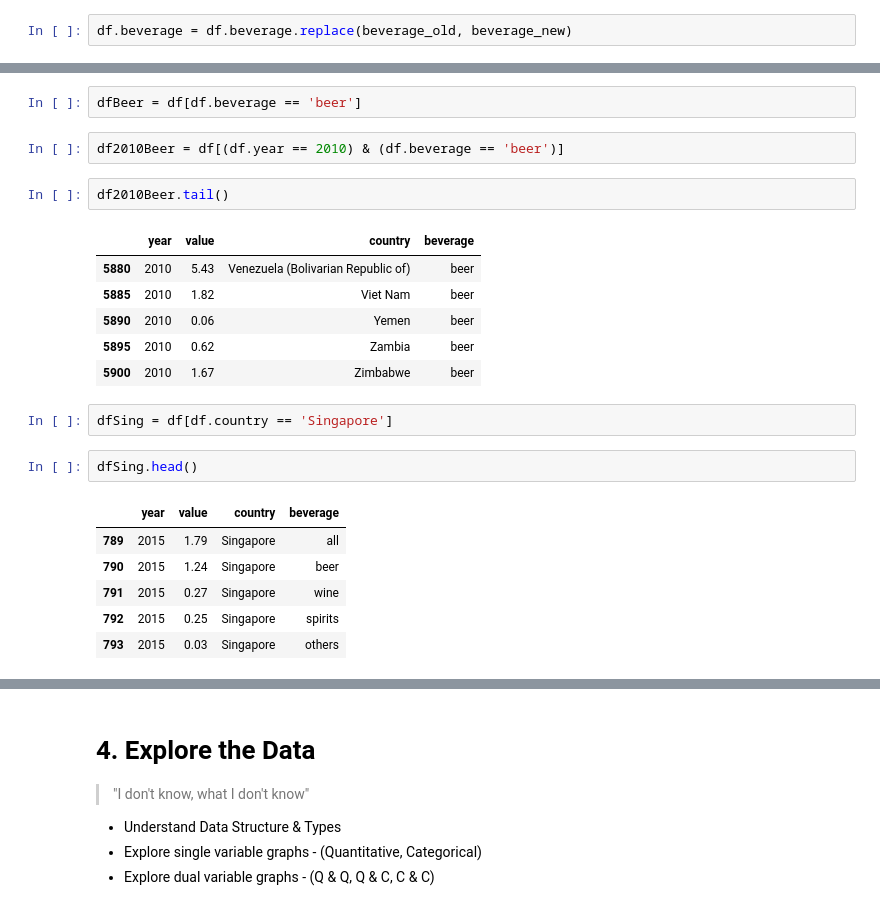
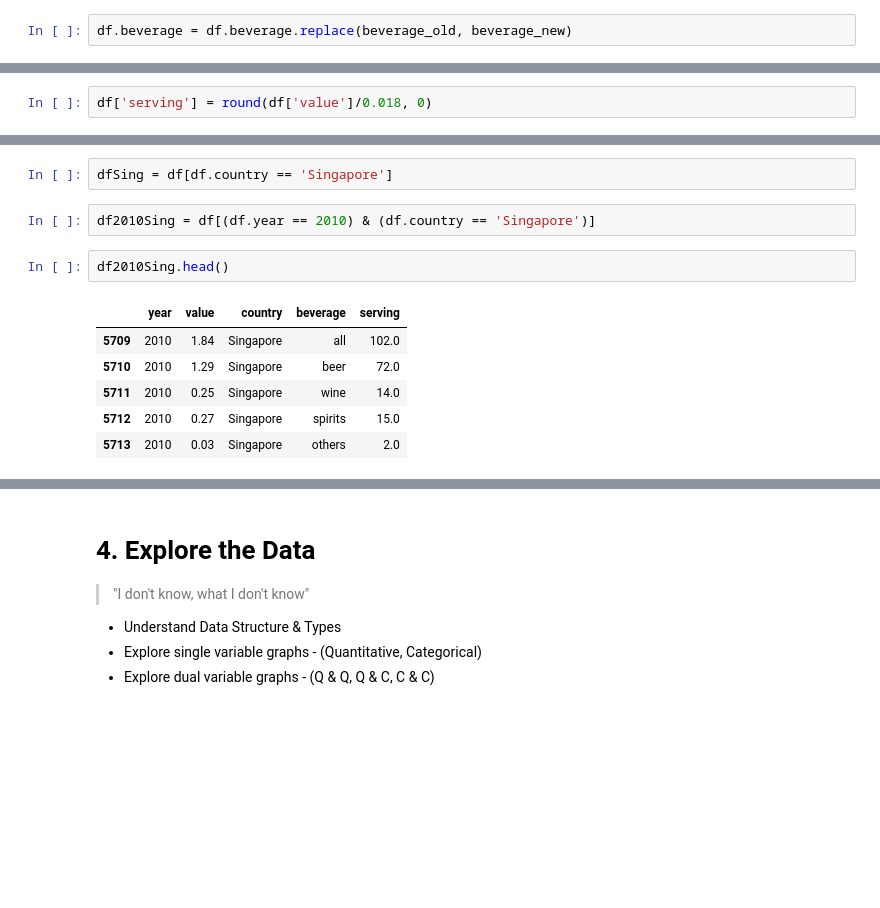
Before and after one commit to amitkaps/DataSciencePython, a Jupyter notebook: drinks.ipynb, the cells around one changed output, grey strips where cells are left out. Saved outputs shown, nothing was run; the diff lists cells and outputs as text; blank space fills up the shorter version.

```diff
--- a/drinks.ipynb
+++ b/drinks.ipynb
@@ -372,0 +414,2 @@ df.beverage = df.beverage.replace(beverage_old, beverage_new)
+# %%
+df['serving'] = round(df['value']/0.018, 0)
@@ -390,24 +442,13 @@ df2015.head()
-# %%
-dfBeer = df[df.beverage == 'beer']
-# %%
-df2010Beer = df[(df.year == 2010) & (df.beverage == 'beer')]
-# %%
-df2010Beer.tail()
-# %% [output]
-|  | year | value | country | beverage |
-| 5880 | 2010 | 5.43 | Venezuela (Bolivarian Republic of) | beer |
-| 5885 | 2010 | 1.82 | Viet Nam | beer |
-| 5890 | 2010 | 0.06 | Yemen | beer |
-| 5895 | 2010 | 0.62 | Zambia | beer |
-| 5900 | 2010 | 1.67 | Zimbabwe | beer |
 # %%
 dfSing = df[df.country == 'Singapore']
+# %%
+df2010Sing = df[(df.year == 2010) & (df.country == 'Singapore')]
 # %%
-dfSing.head()
+df2010Sing.head()
 # %% [output]
-|  | year | value | country | beverage |
-| 789 | 2015 | 1.79 | Singapore | all |
-| 790 | 2015 | 1.24 | Singapore | beer |
-| 791 | 2015 | 0.27 | Singapore | wine |
-| 792 | 2015 | 0.25 | Singapore | spirits |
-| 793 | 2015 | 0.03 | Singapore | others |
+|  | year | value | country | beverage | serving |
+| 5709 | 2010 | 1.84 | Singapore | all | 102.0 |
+| 5710 | 2010 | 1.29 | Singapore | beer | 72.0 |
+| 5711 | 2010 | 0.25 | Singapore | wine | 14.0 |
+| 5712 | 2010 | 0.27 | Singapore | spirits | 15.0 |
+| 5713 | 2010 | 0.03 | Singapore | others | 2.0 |
```
Also changed, not shown: parts of 17 cells of this notebook, 2 other files.
